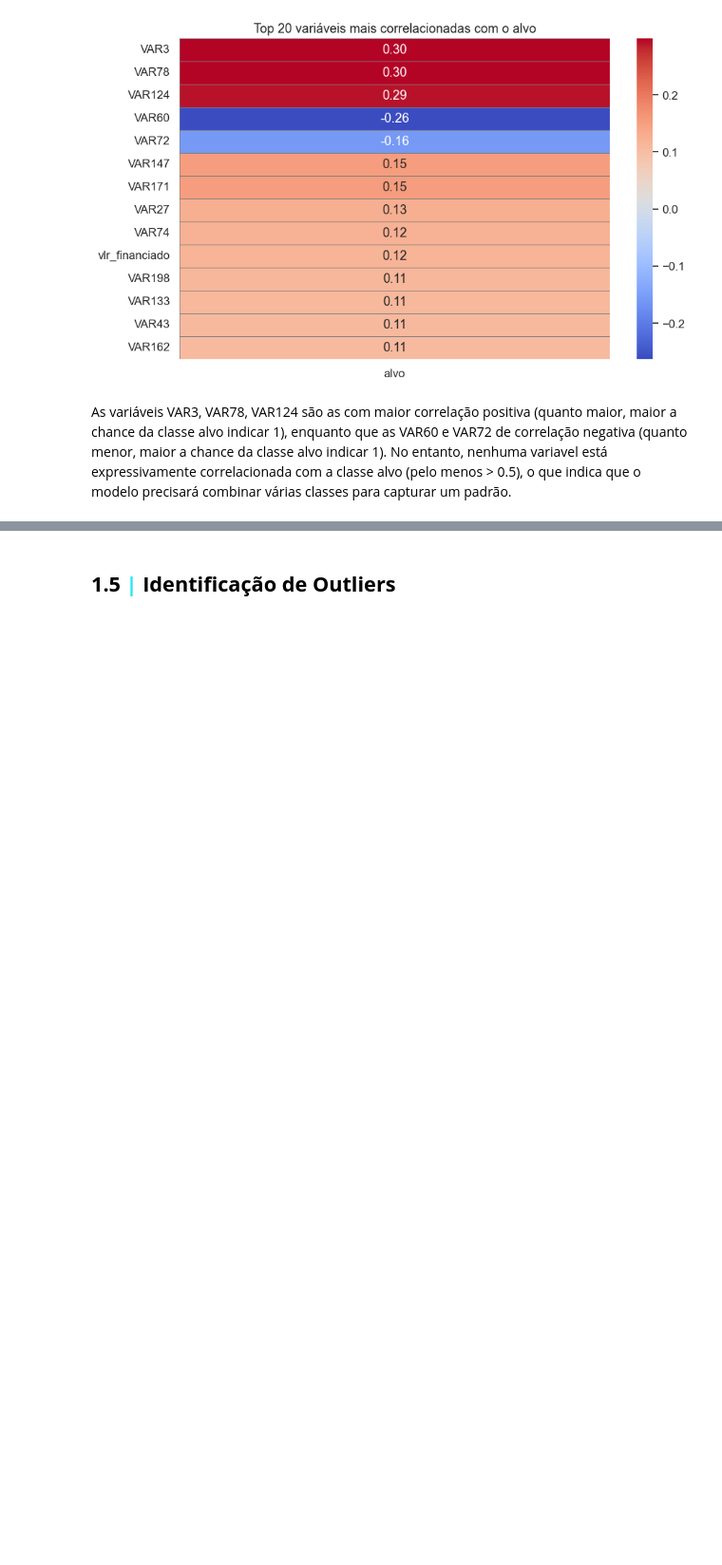
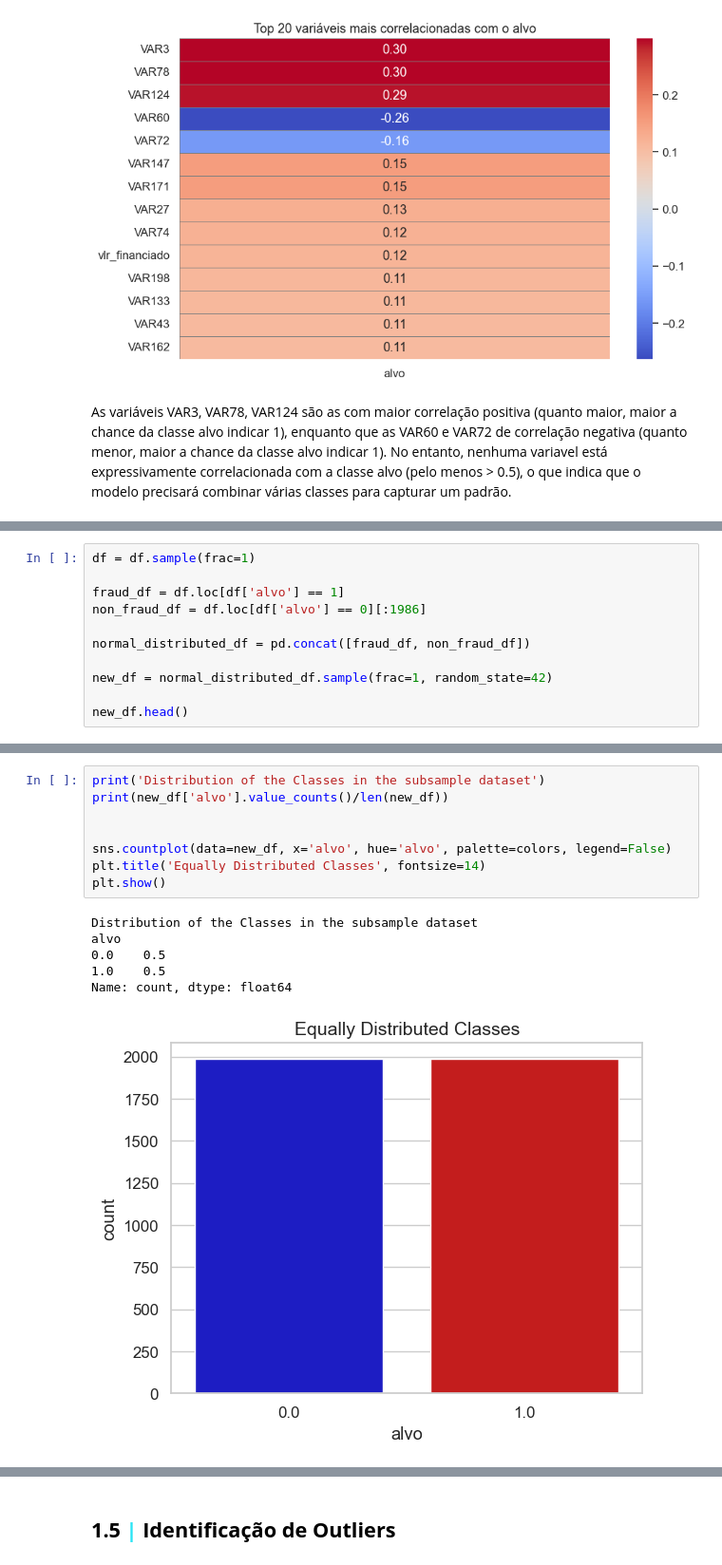
Before and after one commit to HumbertoTavora/Desafio-Neuro-Modelo_Anti_Fraude, a Jupyter notebook: notebooks/eda.ipynb, the cells around one changed output, grey strips where cells are left out. Shown at 95% size. Saved outputs shown, nothing was run; the diff lists cells and outputs as text; blank space fills up the shorter version.

```diff
--- a/notebooks/eda.ipynb
+++ b/notebooks/eda.ipynb
@@ -263,0 +264,11 @@ No entanto, nenhuma variavel está expressivamente correlacionada com a classe a
+# %%
+df = df.sample(frac=1)
+
+fraud_df = df.loc[df['alvo'] == 1]
+non_fraud_df = df.loc[df['alvo'] == 0][:1986]
+
+normal_distributed_df = pd.concat([fraud_df, non_fraud_df])
+
+new_df = normal_distributed_df.sample(frac=1, random_state=42)
+
+new_df.head()
@@ -263,0 +283,15 @@ No entanto, nenhuma variavel está expressivamente correlacionada com a classe a
+# %%
+print('Distribution of the Classes in the subsample dataset')
+print(new_df['alvo'].value_counts()/len(new_df))
+
+
+sns.countplot(data=new_df, x='alvo', hue='alvo', palette=colors, legend=False)
+plt.title('Equally Distributed Classes', fontsize=14)
+plt.show()
+# %% [output]
+Distribution of the Classes in the subsample dataset
+alvo
+0.0    0.5
+1.0    0.5
+Name: count, dtype: float64
+[figure, added]
```
Also changed, not shown: parts of 12 cells of this notebook.
